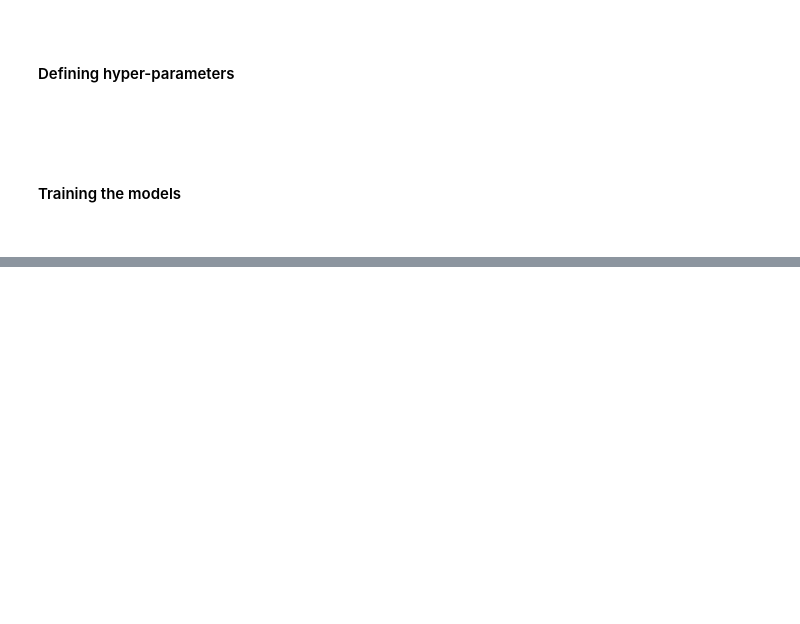
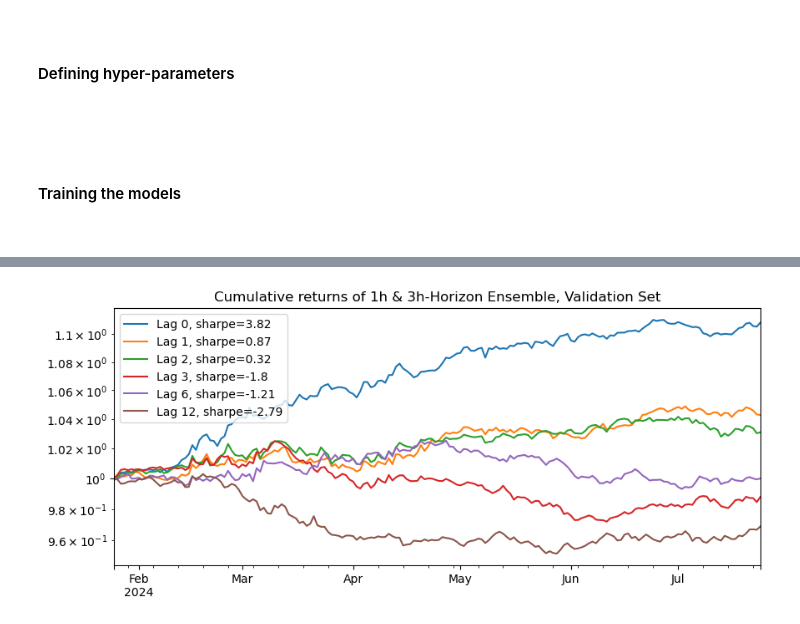
Before and after one commit to anbinh-bui/Crypto-Return-Creative-Modelling-Project, a Jupyter notebook: AI Project.ipynb, the cells around one changed output, grey strips where cells are left out. Drawn from its saved outputs; the diff is of its cells as text; code cells hidden in the pictures; blank space fills up the shorter version.

```diff
--- a/AI Project.ipynb
+++ b/AI Project.ipynb
@@ -717,0 +976,18 @@ Total Training time is 1210.4026501178741 seconds
+# %%
+# veraging ensemble between 1h and 3h horizons, which are more similar and have better performance than the 6h and 12h horizons
+predictions_ensemble = (
+    predictions_by_horizon["1h"] +
+    predictions_by_horizon["3h"]
+) / 2
+
+# Analyze ensemble
+analyze_expected_returns(
+    expected_returns=predictions_ensemble.loc[start_date_validate:last_date_validate],
+    returns=data["return"].loc[start_date_validate:last_date_validate],
+    rfr_hourly=rfr_hourly,
+    title="1h & 3h-Horizon Ensemble, Validation Set",
+    lags=[0, 1, 2, 3, 6, 12],
+    tc=tc,
+)
+# %% [output]
+[figure, added]
```
Also changed, not shown: parts of 9 cells of this notebook.
